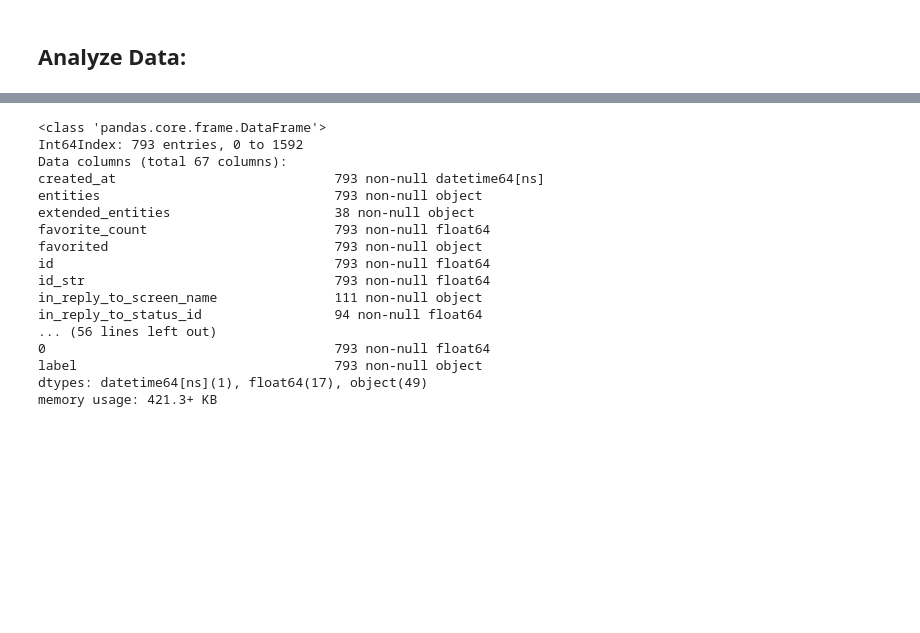
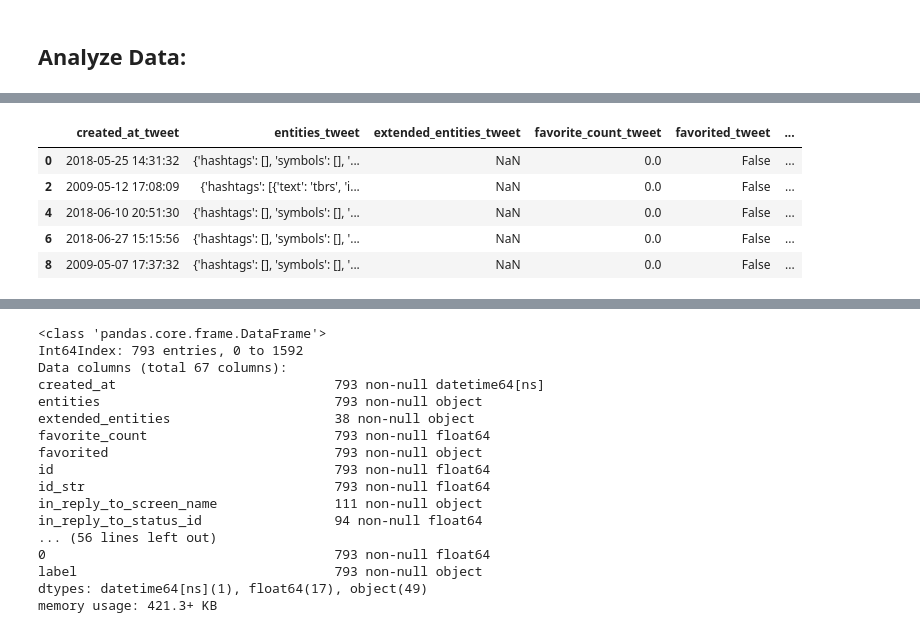
Before and after one commit to henmja/Detecting-Fake-News-and-Rumors-in-Twitter-Using-Deep-Neural-Networks, a Jupyter notebook: Preprocessing.ipynb, the cells around one changed output, grey strips where cells are left out. Saved outputs shown, nothing was run; the diff lists cells and outputs as text; code cells hidden in the pictures; blank space fills up the shorter version.

```diff
--- a/Preprocessing.ipynb
+++ b/Preprocessing.ipynb
@@ -87,17 +87,24 @@ realArticlesPD.columns = temp
 exploded = realArticlesPD.userEntities.apply(pd.Series)
 realArticlesPD = pd.concat([realArticlesPD.drop(columns='userEntities'), exploded], axis=1)
 
+#print(realArticlesPD.head())
+
 #change name of URL and explode URL and description from entities
 temp = realArticlesPD.columns.values;
-temp[64] = 'entitiesURL';
+temp[35] = 'tweetURL';
 realArticlesPD.columns = temp
-exploded = realArticlesPD['entitiesURL'][0].apply(pd.Series)
-realArticlesPD = pd.concat([realArticlesPD.drop(columns='entitiesURL'), exploded], axis=1)
+#print(realArticlesPD['entitiesURL'])
+exploded = realArticlesPD.url.apply(pd.Series)
+realArticlesPD = pd.concat([realArticlesPD.drop(columns='url'), exploded], axis=1)
 
+#explode urls in column 0
+exploded = realArticlesPD.urls.apply(pd.Series)
+realArticlesPD = pd.concat([realArticlesPD.drop(columns='urls'), exploded], axis=1)
+#change name of 0 to zero
+temp = realArticlesPD.columns.values;
+temp[realArticlesPD.columns.get_loc(0)] = 'zero';
+realArticlesPD.columns = temp
 
-#change name of description and explode entitiyDescription
-#exploded = realArticlesPD.description.apply(pd.Series)
-#realArticlesPD = pd.concat([realArticlesPD.drop(columns='description'), exploded], axis=1)
 #add label to data
 realArticlesPD['label'] = 'real'
 
@@ -115,10 +122,22 @@ fakeArticlesPD = pd.concat([fakeArticlesPD.drop(columns='userEntities'), explode
 
 #change name of URL and explode URL and description from entities
 temp = fakeArticlesPD.columns.values;
-temp[64] = 'entitiesURL';
+temp[35] = 'tweetURL';
 fakeArticlesPD.columns = temp
-exploded = fakeArticlesPD['entitiesURL'][0].apply(pd.Series)
-fakeArticlesPD = pd.concat([fakeArticlesPD.drop(columns='entitiesURL'), exploded], axis=1)
+exploded = fakeArticlesPD.url.apply(pd.Series)
+fakeArticlesPD = pd.concat([fakeArticlesPD.drop(columns='url'), exploded], axis=1)
+
+#explode urls in column url
+exploded = fakeArticlesPD.urls.apply(pd.Series)
+fakeArticlesPD = pd.concat([fakeArticlesPD.drop(columns='urls'), exploded], axis=1)
+
+#change name of 0 to zero
+temp = fakeArticlesPD.columns.values;
+temp[fakeArticlesPD.columns.get_loc(0)] = 'zero';
+fakeArticlesPD.columns = temp
+#convert column zero to dicts
+
+#explode column zero
 
 #change name of description and explode entitiyDescription
 #exploded = fakeArticlesPD.description.apply(pd.Series)
@@ -138,9 +157,49 @@ bigdata.columns = new_columns
 #drop zero non-null columns:
 bigdata = bigdata.dropna(axis = 1, how = 'all')
 
+exploded = bigdata.zero.apply(pd.Series)
+bigdata = pd.concat([bigdata.drop(columns='zero'), exploded], axis=1)
+#fjern siste column
+#bigdata = bigdata.drop(labels=0, axis=1)
+
+#explode description
+temp = bigdata.columns.values;
+temp[31] = 'tweetDescription';
+bigdata.columns = temp
+exploded = bigdata.description.apply(pd.Series)
+bigdata = pd.concat([bigdata.drop(columns='description'), exploded], axis=1)
+
+#explode quoted_status
+exploded = bigdata.quoted_status.apply(pd.Series)
+bigdata = pd.concat([bigdata.drop(columns='quoted_status'), exploded], axis=1)
+
+#rename quoted_status items:
+cols=pd.Series(bigdata.columns)
+for dup in cols[cols.duplicated()].unique():
+    cols[cols[cols == dup].index.values.tolist()] = [str(dup) + '_quoted_status' if i != 0 else str(dup) + '_tweet' for i in range(sum(cols == dup))]
+# rename the columns with the cols list.
+bigdata.columns=cols
+
+
+#explode quoted_status_user column
+exploded = bigdata.user.apply(pd.Series)
+bigdata = pd.concat([bigdata.drop(columns='user'), exploded], axis=1)
+
+#rename quoted_status_user items
+#explode entities
+
+#drop zero non-null columns:
+bigdata = bigdata.dropna(axis = 1, how = 'all')
+
 #drop rows with less than 63 non-NAN values:
 bigdata = bigdata.dropna(thresh=7) #t = 0 gives 1594 entries, t = 5 gives 1592 entries, t=10 gives 793 entries
 
+#movel label to end:
+#cols = list(df.columns.values) #Make a list of all of the columns in the df
+#cols.pop(cols.index('b')) #Remove b from list
+#cols.pop(cols.index('x')) #Remove x from list
+#df = df[cols+['b','x']]
+
 #display head
 bigdata.head()
 # %% [output]
@@ -147,0 +206,6 @@ AttributeError: 'bool' object has no attribute 'apply'
+|  | created_at_tweet | entities_tweet | extended_entities_tweet | favorite_count_tweet | favorited_tweet | ... |
+| 0 | 2018-05-25 14:31:32 | {'hashtags': [], 'symbols': [], '... | NaN | 0.0 | False | ... |
+| 2 | 2009-05-12 17:08:09 | {'hashtags': [{'text': 'tbrs', 'i... | NaN | 0.0 | False | ... |
+| 4 | 2018-06-10 20:51:30 | {'hashtags': [], 'symbols': [], '... | NaN | 0.0 | False | ... |
+| 6 | 2018-06-27 15:15:56 | {'hashtags': [], 'symbols': [], '... | NaN | 0.0 | False | ... |
+| 8 | 2009-05-07 17:37:32 | {'hashtags': [], 'symbols': [], '... | NaN | 0.0 | False | ... |
```
Also changed, not shown: parts of 4 cells of this notebook.
